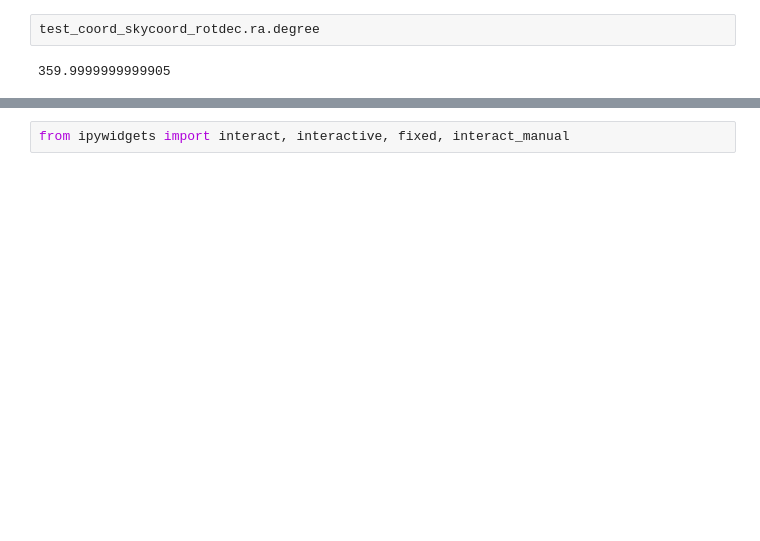
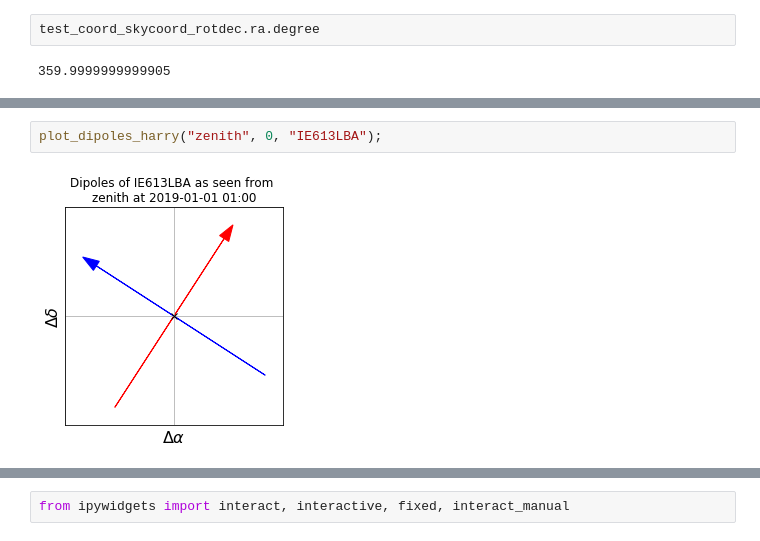
Before and after one commit to tammojan/lofarscripts, a Jupyter notebook: dipole_projection.ipynb, the cells around one changed output, grey strips where cells are left out. Saved outputs shown, nothing was run; the diff lists cells and outputs as text; blank space fills up the shorter version.

```diff
--- a/dipole_projection.ipynb
+++ b/dipole_projection.ipynb
@@ -244,0 +315,4 @@ ax.plot(0, 0, 'kx');
+# %%
+plot_dipoles_harry("zenith", 0, "IE613LBA");
+# %% [output]
+[figure, added]
```
Also changed, not shown: parts of 55 cells of this notebook.
